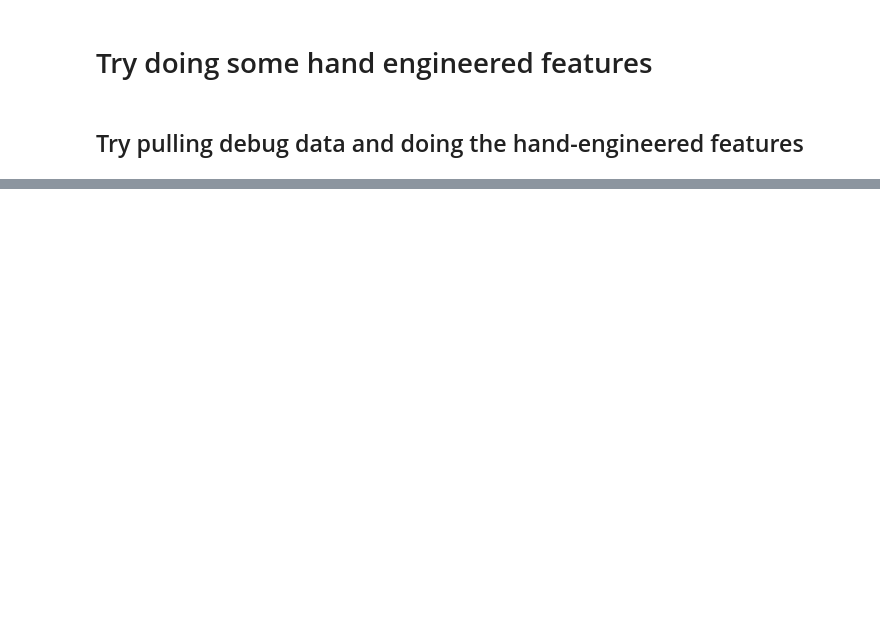
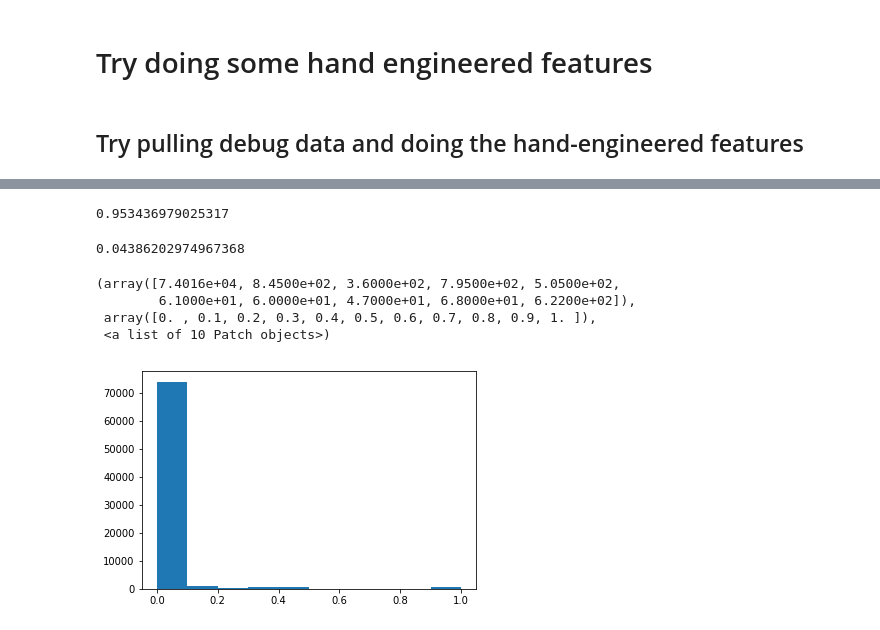
Before and after one commit to Saqibm128/eeg-tasks, a Jupyter notebook: notebooks/LSTM Seizure Experiments.ipynb, the cells around one changed output, grey strips where cells are left out. Saved outputs shown, nothing was run; the diff lists cells and outputs as text; code cells hidden in the pictures; blank space fills up the shorter version.

```diff
--- a/notebooks/LSTM Seizure Experiments.ipynb
+++ b/notebooks/LSTM Seizure Experiments.ipynb
@@ -543,0 +333,5 @@ debug_train[0][0].shape
+# %%
+import pickle as pkl
+train_data = pkl.load(open("/n/scratch2/ms994/processed_train_multiple_labels_seizure_data_4.pkl", "rb"))
+valid_data = pkl.load(open("/n/scratch2/ms994/processed_valid_multiple_labels_seizure_data_4.pkl", "rb"))
+test_data = pkl.load(open("/n/scratch2/ms994/processed_test_multiple_labels_seizure_data_4.pkl", "rb"))
@@ -543,0 +411,4 @@ debug_train[0][0].shape
+# %%
+# raw_train_data = pkl.load(open("/n/scratch2/ms994/train_multiple_labels_sessions_montage_seizure_data_4.pkl", "rb"))
+# raw_valid_data = pkl.load(open("/n/scratch2/ms994/valid_multiple_labels_sessions_montage_seizure_data_4.pkl", "rb"))
+raw_test_data = pkl.load(open("/n/scratch2/ms994/test_multiple_labels_sessions_montage_seizure_data_4.pkl", "rb"))
@@ -543,0 +515,2 @@ debug_train[0][0].shape
+# %%
+data = pkl.load(open("/n/scratch2/ms994/valid_multiple_labels_sessions_montage_seizure_data_4.pkl", "rb"))
@@ -543,0 +531,4 @@ debug_train[0][0].shape
+# %%
+sum(all_healthy)/len(all_healthy)
+# %% [output]
+0.953436979025317
@@ -543,0 +537,14 @@ debug_train[0][0].shape
+# %%
+sum(partial)/len(partial)
+# %% [output]
+0.04386202974967368
+# %%
+proportion_seizure = [datum[1][3].sum()/22 for datum in data]
+# %%
+plt.hist(proportion_seizure, bin)
+# %% [output]
+(array([7.4016e+04, 8.4500e+02, 3.6000e+02, 7.9500e+02, 5.0500e+02,
+        6.1000e+01, 6.0000e+01, 4.7000e+01, 6.8000e+01, 6.2200e+02]),
+ array([0. , 0.1, 0.2, 0.3, 0.4, 0.5, 0.6, 0.7, 0.8, 0.9, 1. ]),
+ <a list of 10 Patch objects>)
+[figure, added]
```
Also changed, not shown: parts of 102 cells of this notebook, 3 other files.
